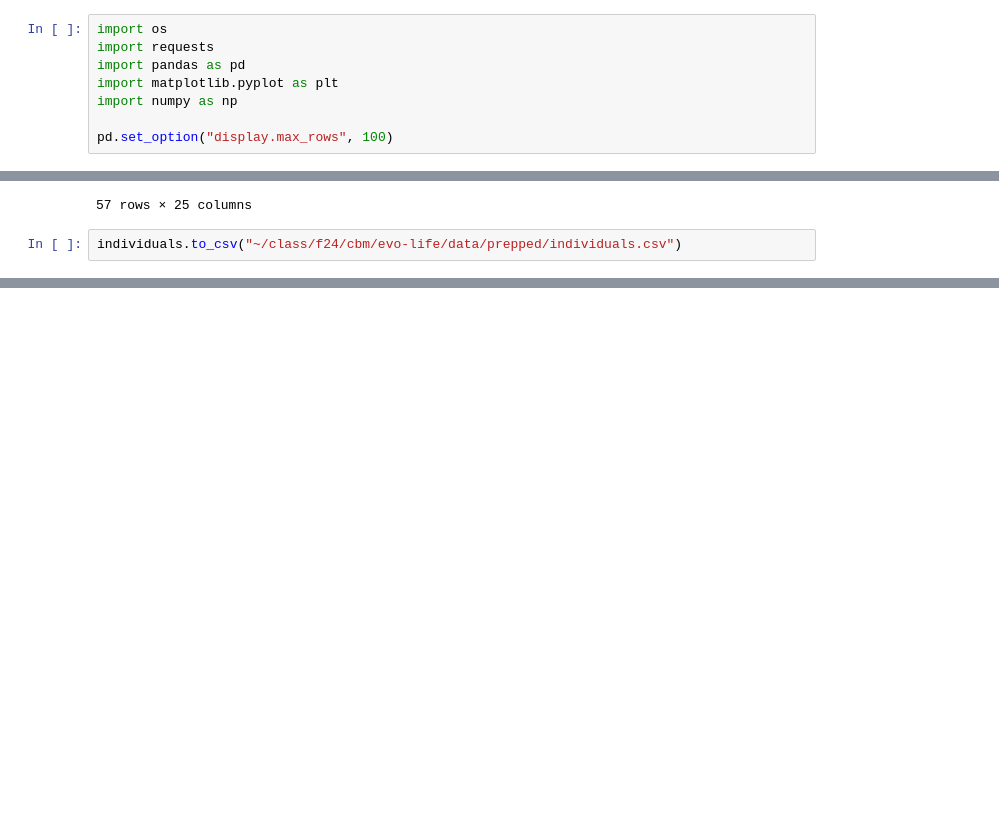
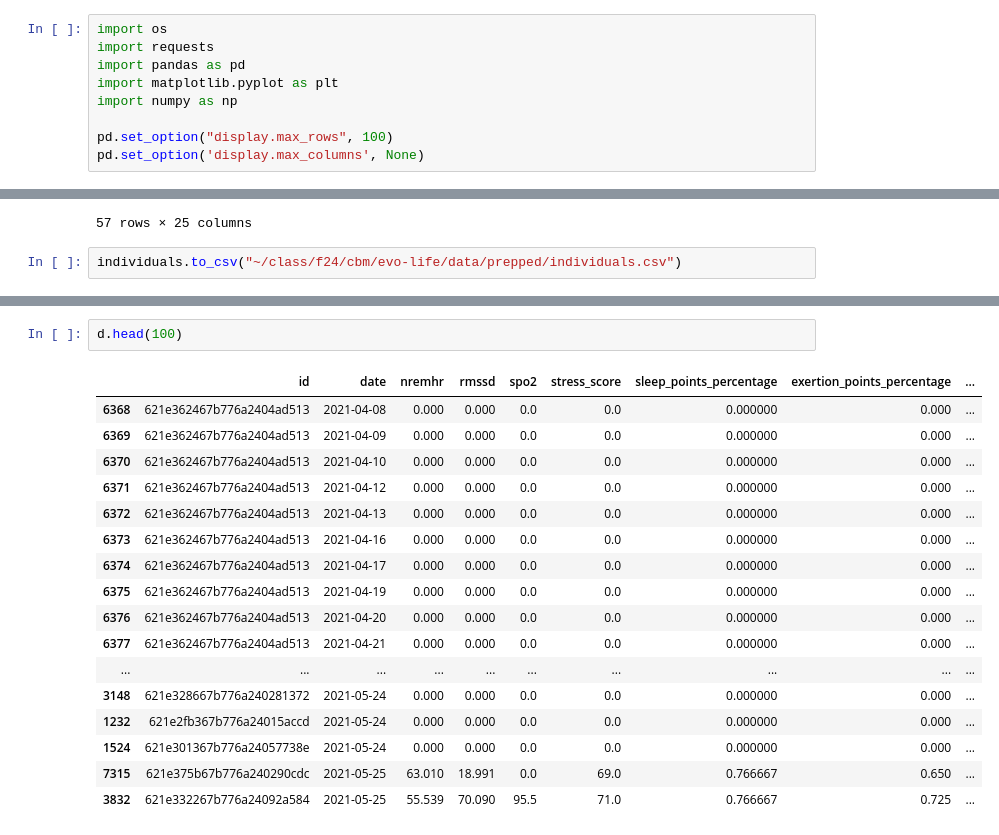
Before and after one commit to j-miskill/evo-life, a Jupyter notebook: src/sandbox.ipynb, the cells around one changed output, grey strips where cells are left out. Saved outputs shown, nothing was run; the diff lists cells and outputs as text; blank space fills up the shorter version.

```diff
--- a/src/sandbox.ipynb
+++ b/src/sandbox.ipynb
@@ -6,6 +6,7 @@ import matplotlib.pyplot as plt
 import numpy as np
 
 pd.set_option("display.max_rows", 100)
+pd.set_option('display.max_columns', None)
 # %%
 daily = pd.read_csv("~/class/f24/cbm/evo-life/data/rais_anonymized/csv_rais_anonymized/daily_fitbit_sema_df_unprocessed.csv")
 hourly = pd.read_csv("~/class/f24/cbm/evo-life/data/rais_anonymized/csv_rais_anonymized/hourly_fitbit_sema_df_unprocessed.csv")
@@ -292,0 +515,20 @@ individuals.to_csv("~/class/f24/cbm/evo-life/data/prepped/individuals.csv")
+# %%
+d.head(100)
+# %% [output]
+|  | id | date | nremhr | rmssd | spo2 | stress_score | sleep_points_percentage | exertion_points_percentage | ... |
+| 6368 | 621e362467b776a2404ad513 | 2021-04-08 | 0.000 | 0.000 | 0.0 | 0.0 | 0.000000 | 0.000 | ... |
+| 6369 | 621e362467b776a2404ad513 | 2021-04-09 | 0.000 | 0.000 | 0.0 | 0.0 | 0.000000 | 0.000 | ... |
+| 6370 | 621e362467b776a2404ad513 | 2021-04-10 | 0.000 | 0.000 | 0.0 | 0.0 | 0.000000 | 0.000 | ... |
+| 6371 | 621e362467b776a2404ad513 | 2021-04-12 | 0.000 | 0.000 | 0.0 | 0.0 | 0.000000 | 0.000 | ... |
+| 6372 | 621e362467b776a2404ad513 | 2021-04-13 | 0.000 | 0.000 | 0.0 | 0.0 | 0.000000 | 0.000 | ... |
+| 6373 | 621e362467b776a2404ad513 | 2021-04-16 | 0.000 | 0.000 | 0.0 | 0.0 | 0.000000 | 0.000 | ... |
+| 6374 | 621e362467b776a2404ad513 | 2021-04-17 | 0.000 | 0.000 | 0.0 | 0.0 | 0.000000 | 0.000 | ... |
+| 6375 | 621e362467b776a2404ad513 | 2021-04-19 | 0.000 | 0.000 | 0.0 | 0.0 | 0.000000 | 0.000 | ... |
+| 6376 | 621e362467b776a2404ad513 | 2021-04-20 | 0.000 | 0.000 | 0.0 | 0.0 | 0.000000 | 0.000 | ... |
+| 6377 | 621e362467b776a2404ad513 | 2021-04-21 | 0.000 | 0.000 | 0.0 | 0.0 | 0.000000 | 0.000 | ... |
+| ... | ... | ... | ... | ... | ... | ... | ... | ... | ... |
+| 3148 | 621e328667b776a240281372 | 2021-05-24 | 0.000 | 0.000 | 0.0 | 0.0 | 0.000000 | 0.000 | ... |
+| 1232 | 621e2fb367b776a24015accd | 2021-05-24 | 0.000 | 0.000 | 0.0 | 0.0 | 0.000000 | 0.000 | ... |
+| 1524 | 621e301367b776a24057738e | 2021-05-24 | 0.000 | 0.000 | 0.0 | 0.0 | 0.000000 | 0.000 | ... |
+| 7315 | 621e375b67b776a240290cdc | 2021-05-25 | 63.010 | 18.991 | 0.0 | 69.0 | 0.766667 | 0.650 | ... |
+| 3832 | 621e332267b776a24092a584 | 2021-05-25 | 55.539 | 70.090 | 95.5 | 71.0 | 0.766667 | 0.725 | ... |
```
Also changed, not shown: parts of 24 cells of this notebook, 1 other file.
